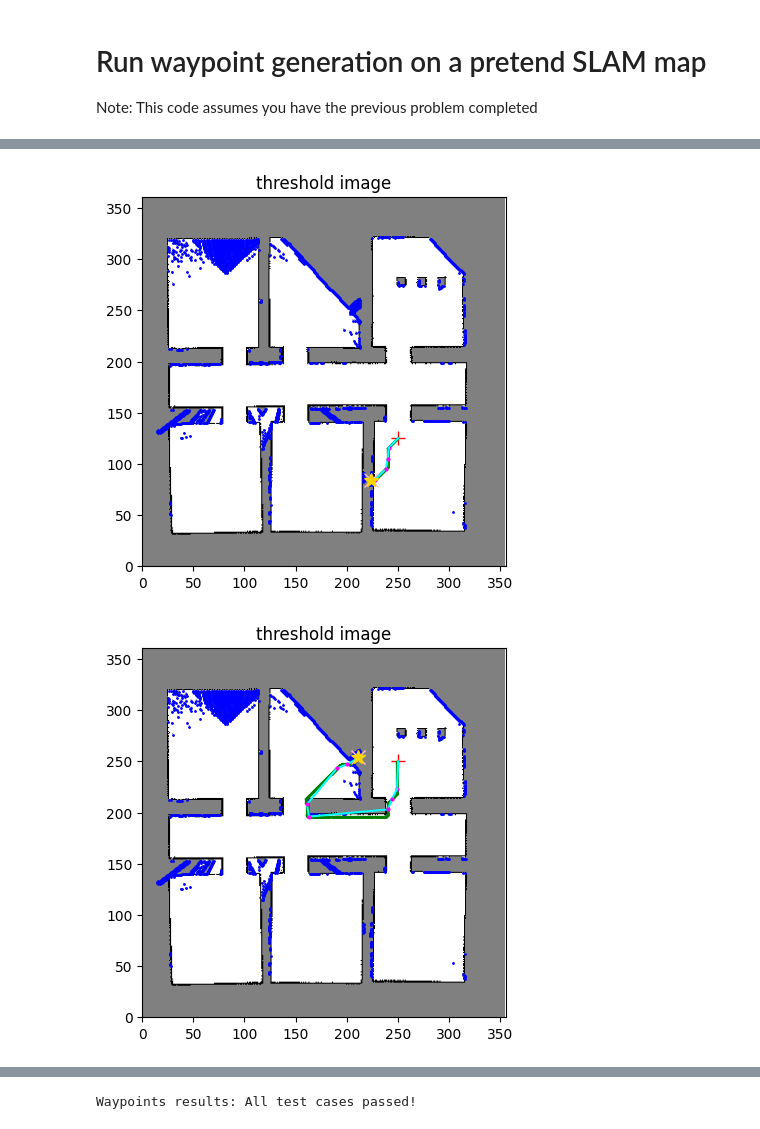
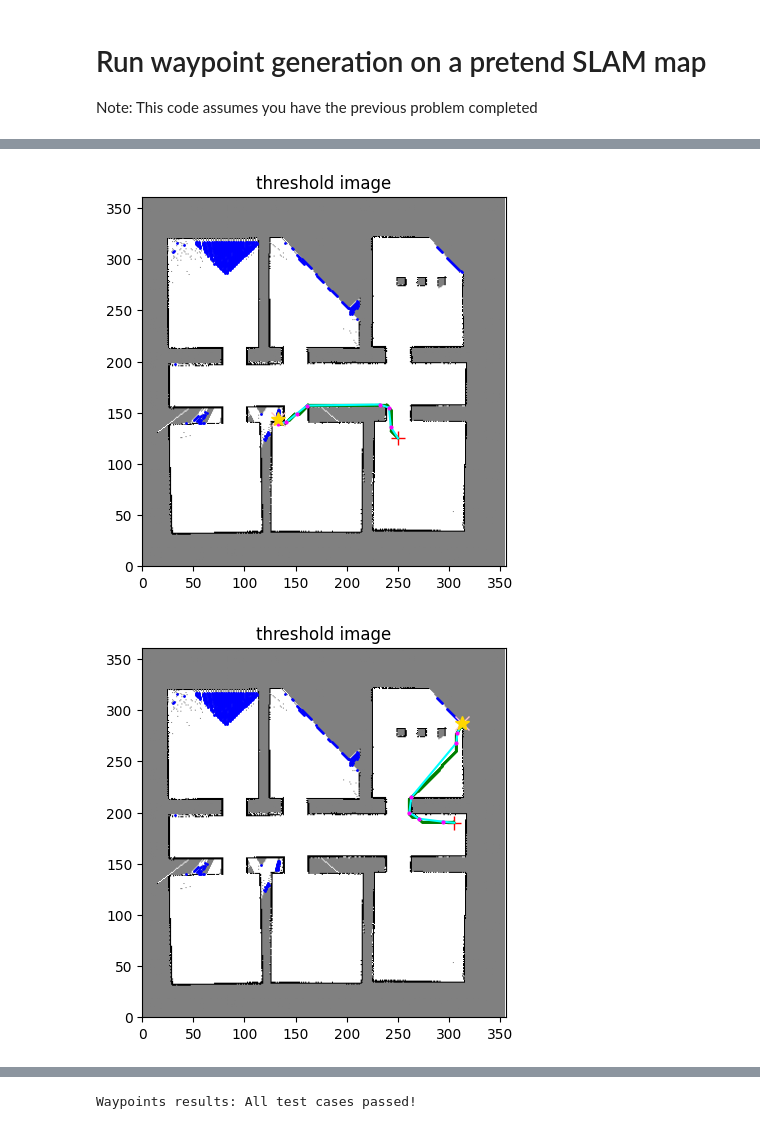
Before and after one commit to ZimHockey13/ROB456, a Jupyter notebook: Assignments/check_exploring.ipynb, the cells around one changed output, grey strips where cells are left out. Drawn from its saved outputs; the diff is of its cells as text; code cells hidden in the pictures.

Commit message:
finished the path planning and very thoroughly tested

```diff
--- a/Assignments/check_exploring.ipynb
+++ b/Assignments/check_exploring.ipynb
@@ -101,11 +110,13 @@ plot_goal_pts_explore_pts(im_thresh, zoom=1.0, robot_loc=new_rob_start_loc, goal
 # %%
-list_rob_start_locs = [(250, 125), (250, 250), (130, 120), (130, 250), (50, 158)]
+# My very thorough testing!
+list_rob_start_locs = [(250, 125), (305, 190), (300, 122), (200, 175), (105, 225)]
+all_unseen = find_all_possible_goals(im_thresh)
+better_pts = find_best_points(im_thresh, all_unseen)
 for new_rob_start_loc in list_rob_start_locs:
-    all_unseen = find_all_possible_goals(im_thresh)
     best_unseen = find_best_point(im_thresh, all_unseen, robot_loc=new_rob_start_loc)
     path = dijkstra(im_thresh, new_rob_start_loc, best_unseen, method="A*")
     waypoints = find_waypoints(im_thresh, path)
-    plot_goal_pts_explore_pts(im_thresh, zoom=1.0, robot_loc=new_rob_start_loc, goal_loc=best_unseen, path=path, goal_pts=waypoints, explore_points=all_unseen, best_pt=best_unseen)
+    plot_goal_pts_explore_pts(im_thresh, zoom=1.0, robot_loc=new_rob_start_loc, goal_loc=best_unseen, path=path, goal_pts=waypoints, explore_points=better_pts, best_pt=best_unseen)
 # %% [output]
-[figure, old version]
+[figure, new version]
-[figure, old version]
+[figure, new version]
```
Also changed, not shown: parts of 7 cells of this notebook, 2 other files.
